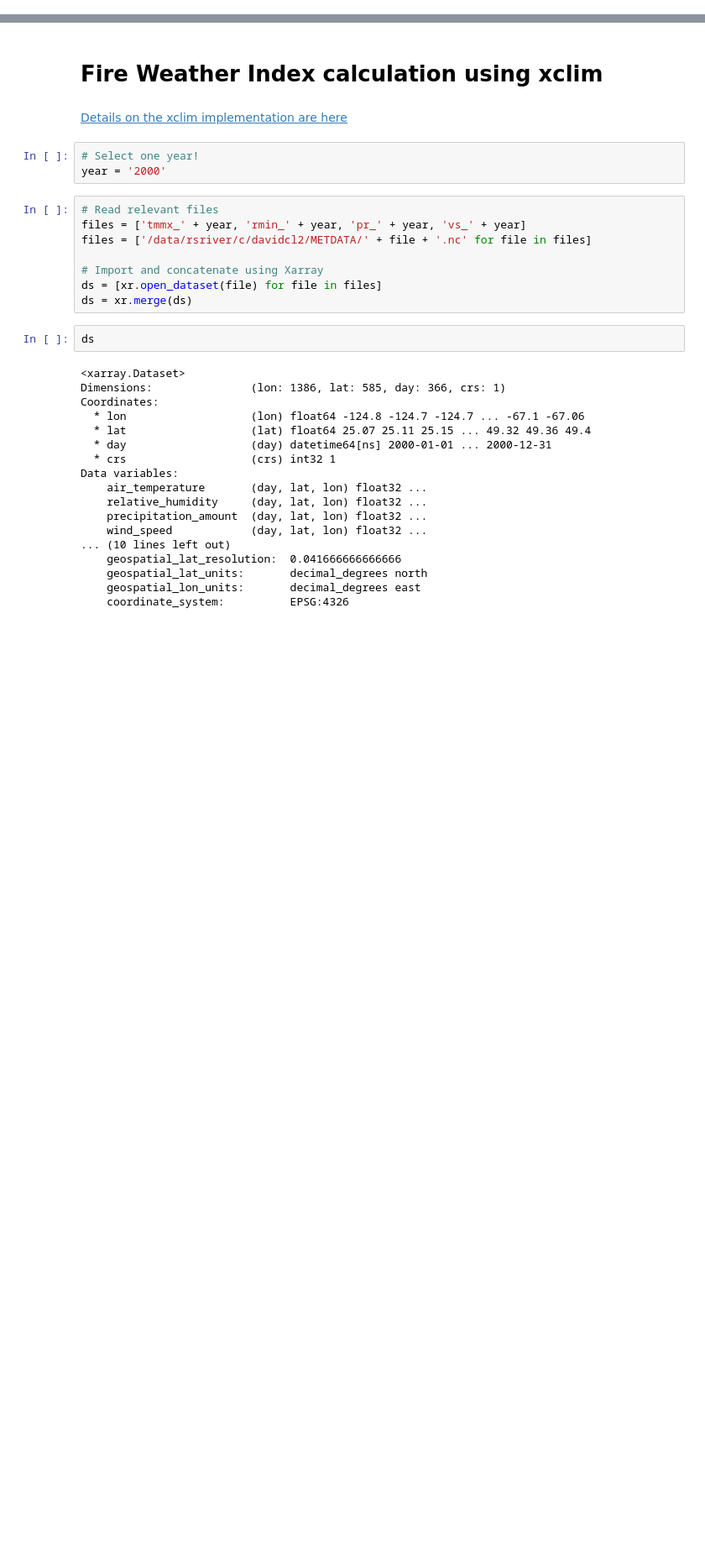
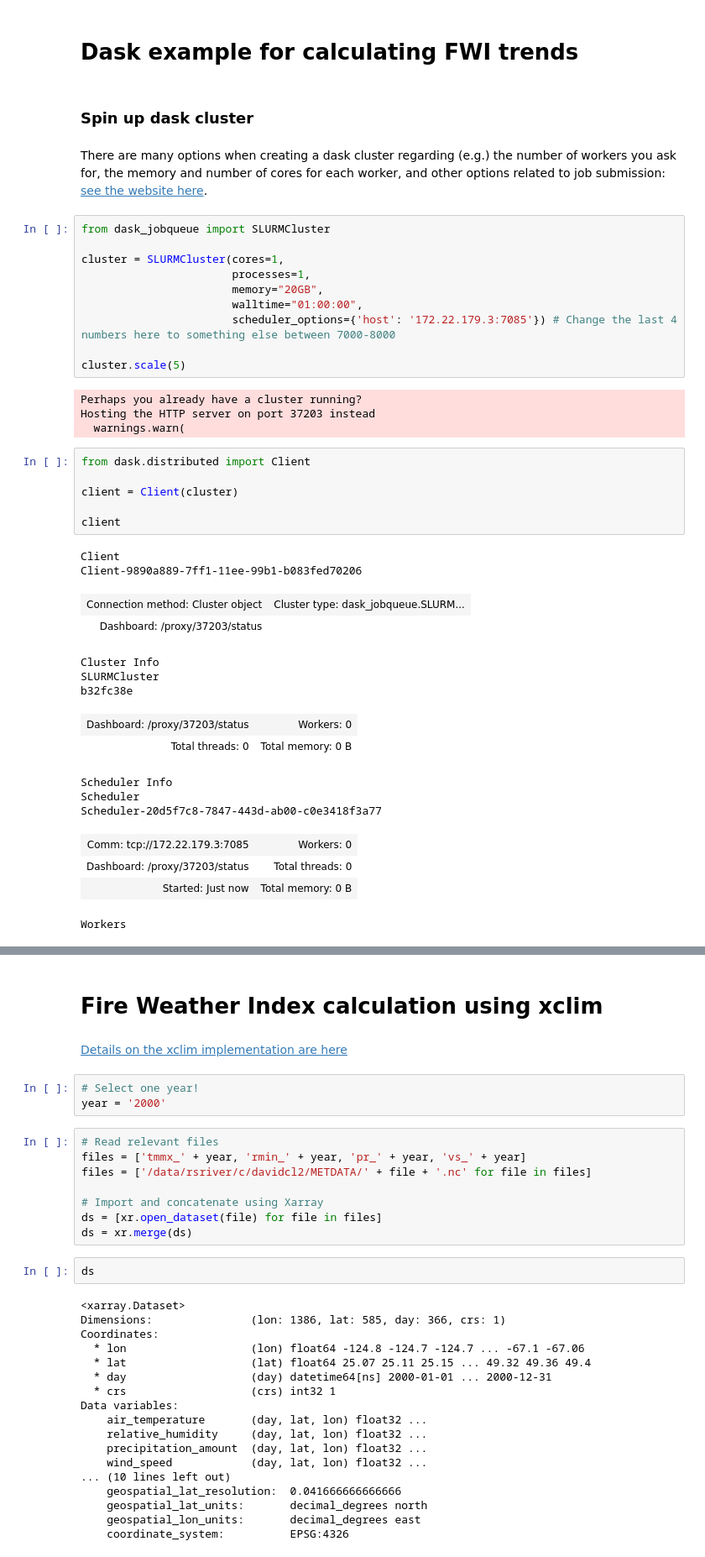
Before and after one commit to david0811/xarray_dask_example, a Jupyter notebook: keeling_FWI.ipynb, the cells around one changed output, grey strips where cells are left out. Shown: that part at 84% size. Drawn from its saved outputs; the diff is of its cells as text; blank space fills up the shorter version.

```diff
--- a/keeling_FWI.ipynb
+++ b/keeling_FWI.ipynb
@@ -7,0 +9,43 @@ import dask
+# %% [markdown]
+# Dask example for calculating FWI trends
+# %% [markdown]
+### Spin up dask cluster
+# %% [markdown]
+There are many options when creating a dask cluster regarding (e.g.) the number of workers you ask for, the memory and number of cores for each worker, and other options related to job submission: [see the website here](https://jobqueue.dask.org/en/latest/).
+# %%
+from dask_jobqueue import SLURMCluster
+
+cluster = SLURMCluster(cores=1,
+                       processes=1,
+                       memory="20GB",
+                       walltime="01:00:00",
+                       scheduler_options={'host': '172.22.179.3:7085'}) # Change the last 4 numbers here to something else between 7000-8000
+
+cluster.scale(5)
+# %% [output]
+Perhaps you already have a cluster running?
+Hosting the HTTP server on port 37203 instead
+  warnings.warn(
+# %%
+from dask.distributed import Client
+
+client = Client(cluster)
+
+client
+# %% [output]
+Client
+Client-9890a889-7ff1-11ee-99b1-b083fed70206
+| Connection method: Cluster object | Cluster type: dask_jobqueue.SLURM... |
+| Dashboard: /proxy/37203/status |  |
+Cluster Info
+SLURMCluster
+b32fc38e
+| Dashboard: /proxy/37203/status | Workers: 0 |
+| Total threads: 0 | Total memory: 0 B |
+Scheduler Info
+Scheduler
+Scheduler-20d5f7c8-7847-443d-ab00-c0e3418f3a77
+| Comm: tcp://172.22.179.3:7085 | Workers: 0 |
+| Dashboard: /proxy/37203/status | Total threads: 0 |
+| Started: Just now | Total memory: 0 B |
+Workers
```
Also changed, not shown: parts of 20 cells of this notebook.
